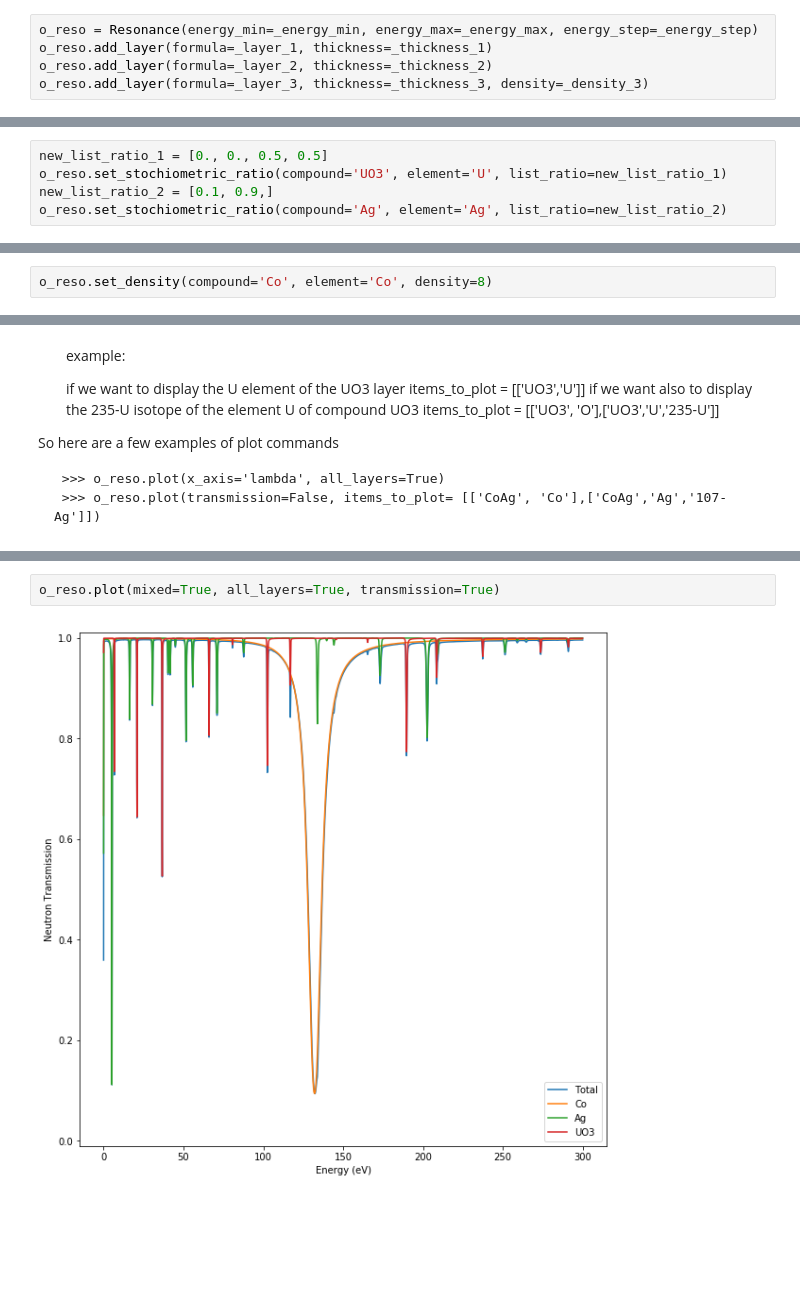
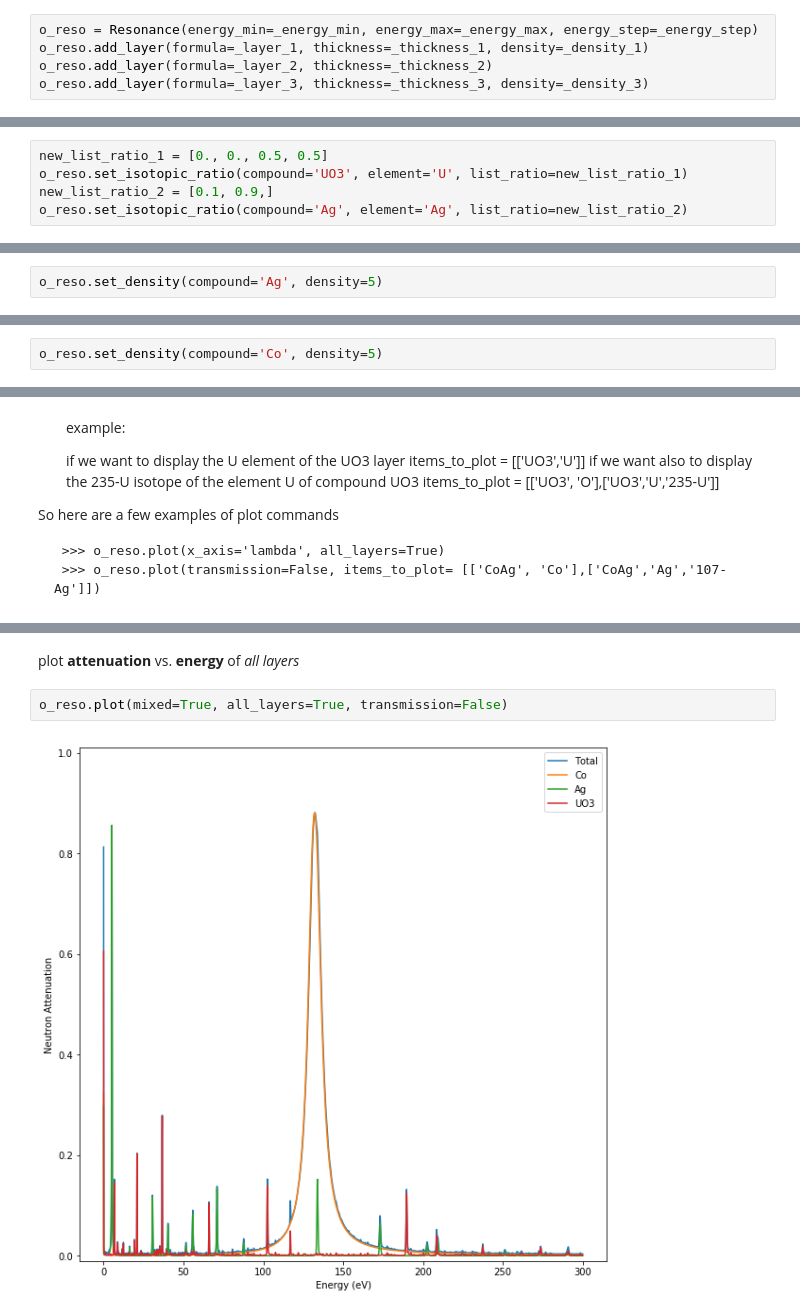
Before and after one commit to ornlneutronimaging/ImagingReso, a Jupyter notebook: notebooks/example_real_case.ipynb, the cells around one changed output, grey strips where cells are left out. Saved outputs shown, nothing was run; the diff lists cells and outputs as text; blank space fills up the shorter version.

```diff
--- a/notebooks/example_real_case.ipynb
+++ b/notebooks/example_real_case.ipynb
@@ -73,7 +75,7 @@ _thickness_3 = 0.3 # mm
 _density_3 = 0.7875 # g/cm3
 # %%
 o_reso = Resonance(energy_min=_energy_min, energy_max=_energy_max, energy_step=_energy_step)
-o_reso.add_layer(formula=_layer_1, thickness=_thickness_1)
+o_reso.add_layer(formula=_layer_1, thickness=_thickness_1, density=_density_1)
 o_reso.add_layer(formula=_layer_2, thickness=_thickness_2)
 o_reso.add_layer(formula=_layer_3, thickness=_thickness_3, density=_density_3)
 # %% [markdown]
@@ -190,7 +192,7 @@ pprint.pprint(o_reso.get_stochiometric_ratio(compound='Ag'))
 ### Define a new set of isotopic ratio
 # %%
 new_list_ratio_1 = [0., 0., 0.5, 0.5]
-o_reso.set_stochiometric_ratio(compound='UO3', element='U', list_ratio=new_list_ratio_1)
+o_reso.set_isotopic_ratio(compound='UO3', element='U', list_ratio=new_list_ratio_1)
 new_list_ratio_2 = [0.1, 0.9,]
-o_reso.set_stochiometric_ratio(compound='Ag', element='Ag', list_ratio=new_list_ratio_2)
+o_reso.set_isotopic_ratio(compound='Ag', element='Ag', list_ratio=new_list_ratio_2)
 # %%
@@ -286,0 +268,2 @@ If we want to change the **Co** density to **8** due to some porosity
+# %%
+o_reso.set_density(compound='Ag', density=5)
@@ -287,2 +272,2 @@ If we want to change the **Co** density to **8** due to some porosity
 # %%
-o_reso.set_density(compound='Co', element='Co', density=8)
+o_reso.set_density(compound='Co', density=5)
@@ -399,4 +372,6 @@ o_reso.plot(x_axis='lambda', mixed=True, transmission=True)
+# %% [markdown]
+plot **attenuation** vs. **energy** of *all layers*
 # %%
-o_reso.plot(mixed=True, all_layers=True, transmission=True)
+o_reso.plot(mixed=True, all_layers=True, transmission=False)
 # %% [output]
-[figure, old version]
+[figure, new version]
```
Also changed, not shown: parts of 39 cells of this notebook.
